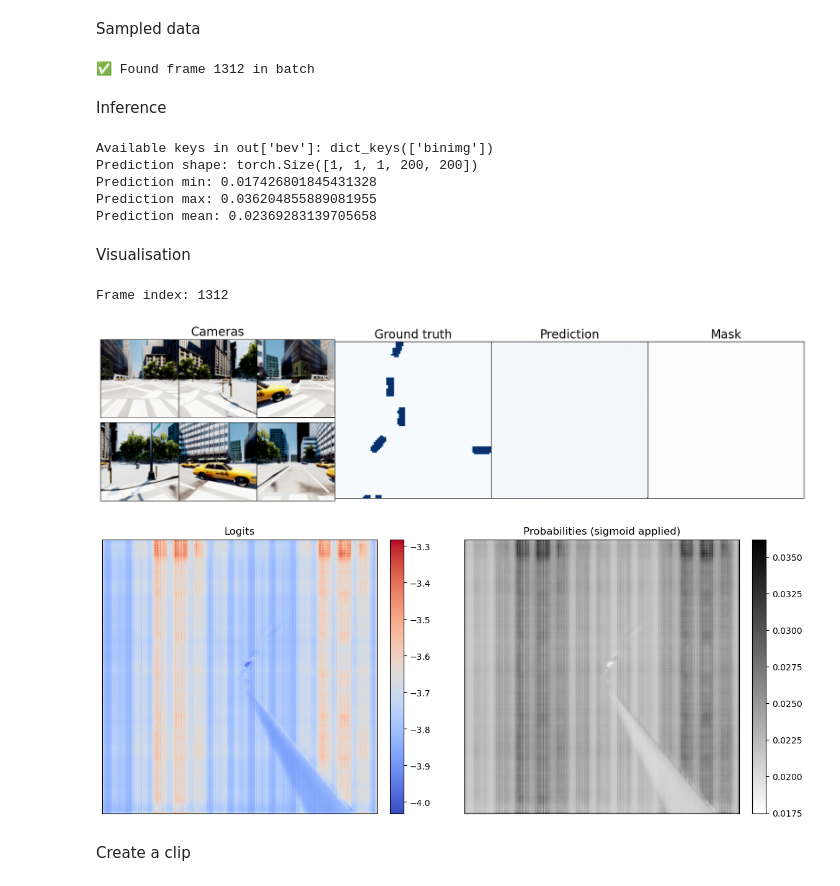
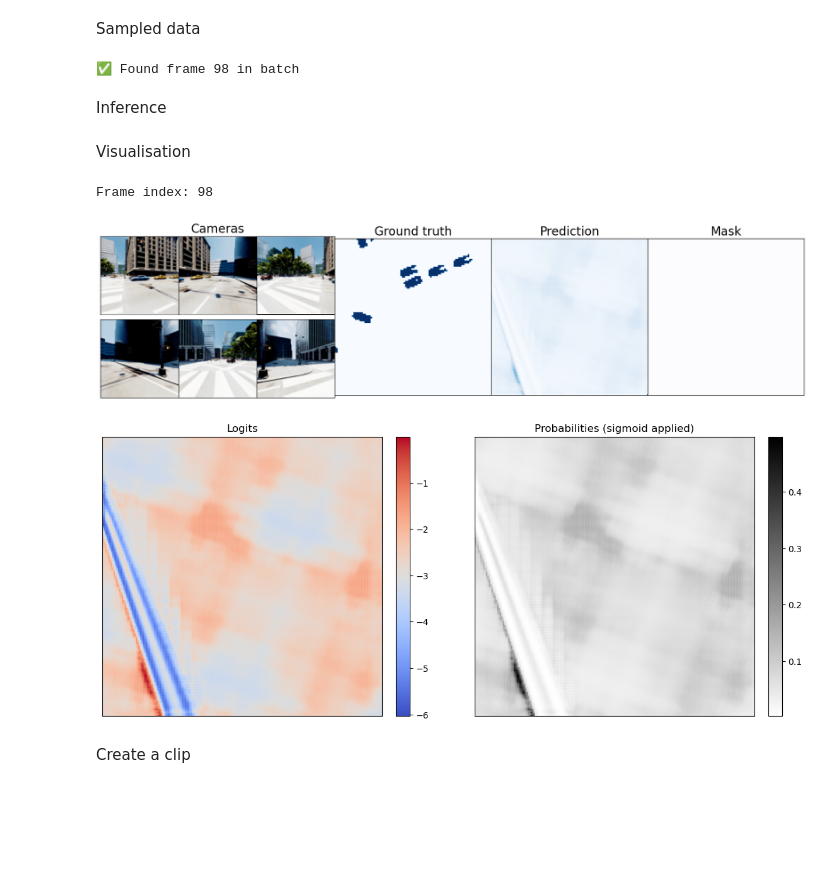
Before and after one commit to RyanS161/tartanPointBeV, a Jupyter notebook: notebooks/inference.ipynb, the cells around one changed output. Saved outputs shown, nothing was run; the diff lists cells and outputs as text; code cells hidden in the pictures; blank space fills up the shorter version.

```diff
--- a/notebooks/inference.ipynb
+++ b/notebooks/inference.ipynb
@@ -6,7 +6,7 @@ Select your checkpoint
 path = pyrootutils.find_root(indicator=".project-root")
 # run_path = Path("logs/PointBeV/effb4/vis1_r3/")
 # run_path = Path("logs/PointBeV/train/runs/2025-04-01_15-15-02/")
-run_path = Path("logs/PointBeV/train/runs/2025-04-01_17-25-25/")
+run_path = Path("logs/PointBeV/train/runs/2025-04-06_19-49-17/")
 # ckpt_path = path / run_path / "checkpoints" / "38_69.ckpt"
 ckpt_path = path / run_path / "checkpoints" / "last.ckpt"
 config_path = "../" / run_path / ".hydra"
@@ -53,7 +53,7 @@ model = utils.load_state_model(
     ckpt,
     cfg.ckpt.model.freeze,
     cfg.ckpt.model.load,
-    verbose=1,
+    verbose=0,
 )
 model.to(device)
 model.eval()
@@ -102,7 +106,9 @@ Sampled data
 # egoTin_to_seq = data["egoTin_to_seq"].to(device)
 # egoTout_to_seq = data["egoTout_to_seq"].to(device)
 # %%
-desired_frames = set(range(1300, 1340))  # or [710, 711, 712] etc.
+# desired_frames = set(range(1300, 1340))  # or [710, 711, 712] etc.
+desired_frames = set(range(98, 100))  # or [710, 711, 712] etc.
+
 matching_batches = []
 
 # Search through the dataloader
@@ -127,27 +133,21 @@ for batch in datamodule.val_dataloader():
 else:
     raise ValueError("❌ No matching frame found in val_dataloader.")
 # %% [output]
-✅ Found frame 1312 in batch
+✅ Found frame 98 in batch
 # %% [markdown]
 Inference
 # %%
 with torch.inference_mode():
     with torch.no_grad():
         out = self(imgs, rots, trans, intrins, bev_aug, egoTin_to_seq)
-        print("Available keys in out['bev']:", out["bev"].keys())
+        # print("Available keys in out['bev']:", out["bev"].keys())
 
         pred = out["bev"]["binimg"]
         pred_cpu = pred.detach().cpu().sigmoid()
-        print("Prediction shape:", pred_cpu.shape)
-        print("Prediction min:", pred_cpu.min().item())
-        print("Prediction max:", pred_cpu.max().item())
-        print("Prediction mean:", pred_cpu.mean().item())
+        # print("Prediction shape:", pred_cpu.shape)
+        # print("Prediction min:", pred_cpu.min().item())
+        # print("Prediction max:", pred_cpu.max().item())
+        # print("Prediction mean:", pred_cpu.mean().item())
-# %% [output]
-Available keys in out['bev']: dict_keys(['binimg'])
-Prediction shape: torch.Size([1, 1, 1, 200, 200])
-Prediction min: 0.017426801845431328
-Prediction max: 0.036204855889081955
-Prediction mean: 0.02369283139705658
 # %% [markdown]
 Visualisation
 # %%
@@ -188,16 +188,11 @@ def visualise(imgs, data, out, b_ts=0, t_ts=0):
     # Create the axis
     axs = [fig.add_subplot(gs[i, j]) for i in range(2) for j in range(num_cols - 6)]
 
-    # Cameras
-    cam_imgs = [ # right now it is normalized to [0,1] but need it in [0,255], otherwise it is autoscaled
-        to_pil_image(imgs[b_ts, t_ts, cam])  # This assumes [C, H, W] format and values in [0, 1]
-        for cam in range(6)
-    ]
-
     for idx, img in enumerate(cam_imgs):
         axs[idx].imshow(img)  # PIL images work out of the box
         axs[idx].set_xticks([])
         axs[idx].set_yticks([])
+        # axs[idx].set_title(f"Camera {idx}", fontsize=12)
 
 
     axs[1].set_title("Cameras", fontsize=20)
@@ -225,36 +220,36 @@ b_ts = data["frame_idx"].index(selected_frame)  # index within batch
 fig = visualise(imgs, data, out, b_ts=b_ts, t_ts=0)
 fig.show()
 print(f"Frame index: {selected_frame}")
 
 ##############################################################################################
 
 # Extract the logits and probabilities
 logits = out["bev"]["binimg"][b_ts, 0, 0].detach().cpu().numpy()
 probs  = torch.sigmoid(out["bev"]["binimg"][b_ts, 0, 0]).detach().cpu().numpy()
 
 # Create the side-by-side plot
 fig, axs = plt.subplots(1, 2, figsize=(12, 5))
 
 # Logits
 im0 = axs[0].imshow(logits, cmap="coolwarm")
 axs[0].set_title("Logits")
 axs[0].set_xticks([])
 axs[0].set_yticks([])
 fig.colorbar(im0, ax=axs[0], fraction=0.046, pad=0.04)
 
 # Probabilities
 im1 = axs[1].imshow(probs, cmap="binary")
 axs[1].set_title("Probabilities (sigmoid applied)")
 axs[1].set_xticks([])
 axs[1].set_yticks([])
 fig.colorbar(im1, ax=axs[1], fraction=0.046, pad=0.04)
 
 plt.tight_layout()
 plt.show()
 # %% [output]
-Frame index: 1312
+Frame index: 98
-[figure, old version]
+[figure, new version]
-[figure, old version]
+[figure, new version]
 # %% [markdown]
 Create a clip
 # %%
```
Also changed, not shown: parts of 2 cells of this notebook, 6 other files.
